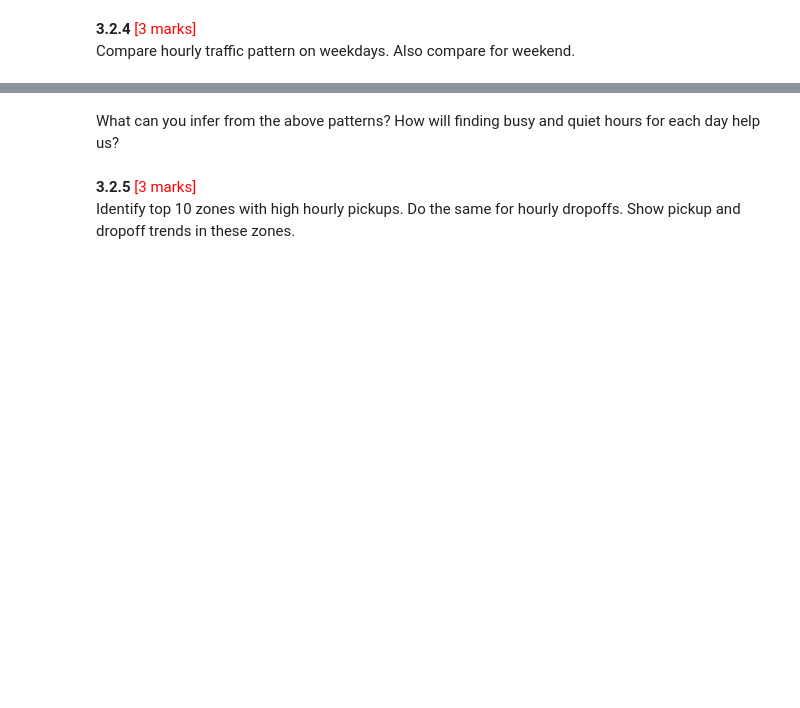
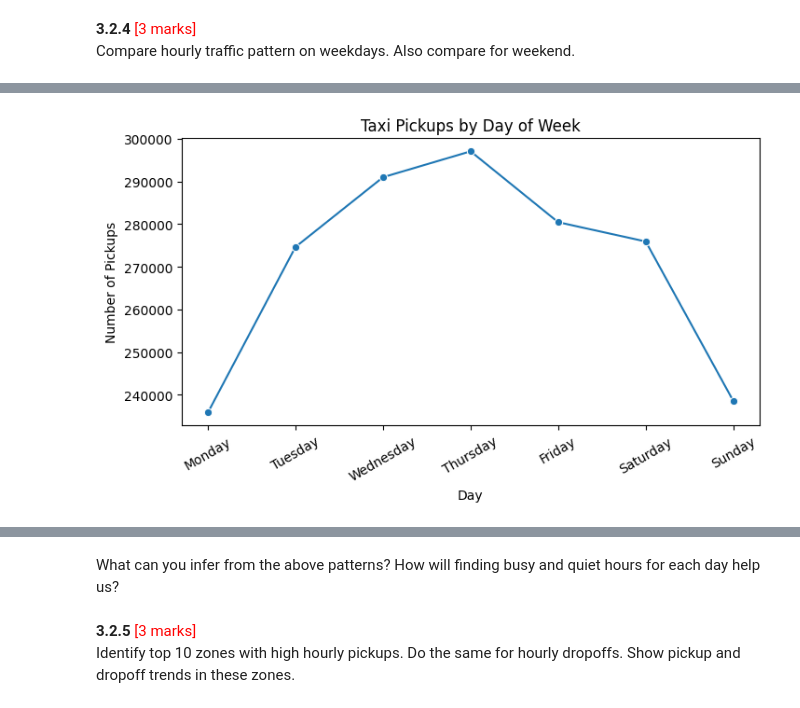
Before and after one commit to ChetanTiwari195/NewYorkTaxiEDA_DS_CT, a Jupyter notebook: EDA_Optimising_NYC_Taxis_ChetanTiwari.ipynb, the cells around one changed output, grey strips where cells are left out. Drawn from its saved outputs; the diff is of its cells as text; code cells hidden in the pictures; blank space fills up the shorter version.

```diff
--- a/EDA_Optimising_NYC_Taxis_ChetanTiwari.ipynb
+++ b/EDA_Optimising_NYC_Taxis_ChetanTiwari.ipynb
@@ -1464,3 +1516,5 @@ sample_fraction =
 Compare hourly traffic pattern on weekdays. Also compare for weekend.
 # %%
 # Compare traffic trends for the week days and weekends
+day_trend = df_no_zero.groupby('pickup_day').size().reindex(['Monday', 'Tuesday', 'Wednesday', 'Thursday', 'Friday', 'Saturday', 'Sunday'])
+day_trend
@@ -1466,0 +1531,10 @@ Compare hourly traffic pattern on weekdays. Also compare for weekend.
+# %%
+plt.figure(figsize=(8,4))
+sea.lineplot(x=day_trend.index, y=day_trend.values, marker='o')
+plt.title('Taxi Pickups by Day of Week')
+plt.xlabel('Day')
+plt.ylabel('Number of Pickups')
+plt.xticks(rotation=30)
+plt.show()
+# %% [output]
+[figure, added]
```
Also changed, not shown: parts of 49 cells of this notebook, 1 other file.
